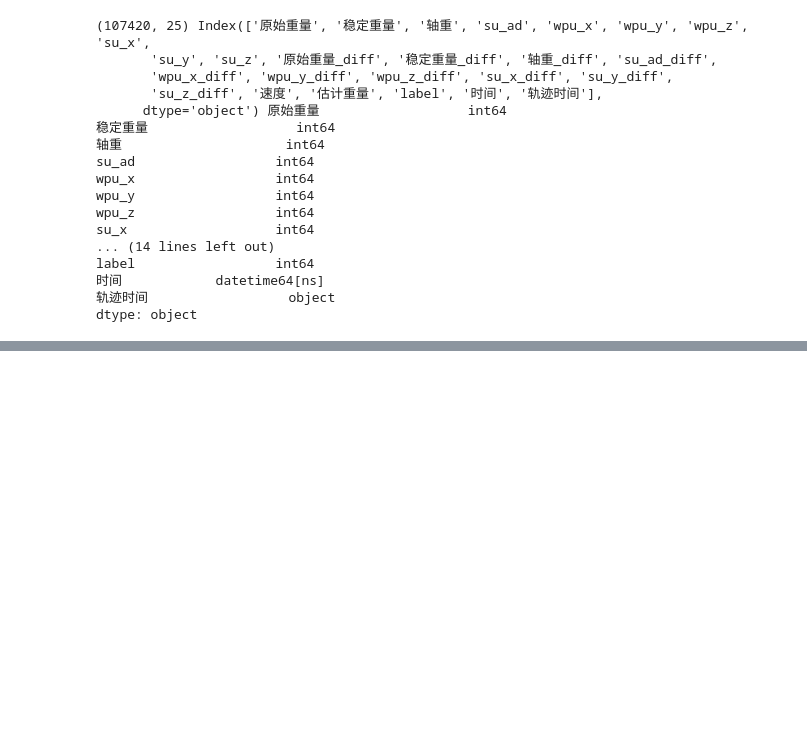
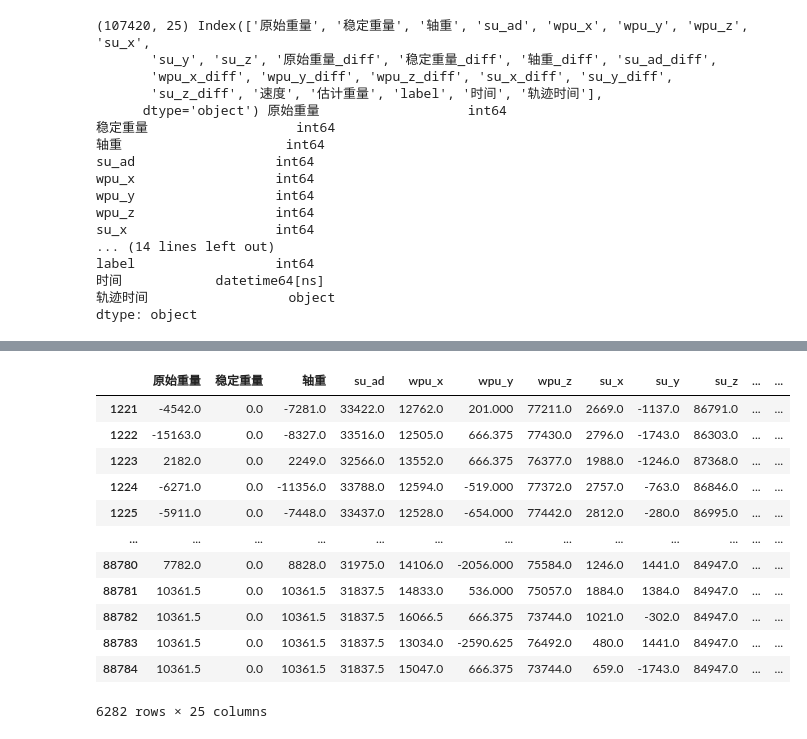
Before and after one commit to ainiubility/CNN-LSTM-Attention, a Jupyter notebook: C_L_A_train_alldata.ipynb, the cells around one changed output, grey strips where cells are left out. Drawn from its saved outputs; the diff is of its cells as text; code cells hidden in the pictures; blank space fills up the shorter version.

```diff
--- a/C_L_A_train_alldata.ipynb
+++ b/C_L_A_train_alldata.ipynb
@@ -214,0 +188,29 @@ indices_list.shape
+# %%
+from turtle import up
+import scipy
+from scipy.stats import iqr
+
+q = 0.25
+p = 1.5
+
+
+def replace_iqr_outliers(df: pd.DataFrame, colums: list[str]):
+    _df = df.copy()
+    for column in colums:
+        _df[column] = _df[column].astype(float)
+        q1 = _df[column].quantile(q)  #.quantile(0.25)
+        q3 = _df[column].quantile(1 - q)  #.quantile(0.75)
+        iqr_value = iqr(_df[column], rng=(q * 100, (1 - q) * 100))
+        print('------', iqr_value)
+
+        lower_bound = q1 - p * iqr_value
+        upper_bound = q3 + p * iqr_value
+        _df.loc[_df[column] < lower_bound, column] = lower_bound
+        _df.loc[_df[column] > upper_bound, column] = upper_bound
+
+    return _df
+
+
+df_iqr = replace_iqr_outliers(origindata, numeric_col_names)
+
+df_iqr
@@ -215,3 +248,25 @@ indices_list.shape
+# %%
+from libs.expandrows import expand_dataframe
+
+df_expanded = df_iqr  # 不过滤为0的数据
+# 或者使用.iloc基于位置索引（如果是整数索引）
+df_expanded = expand_dataframe(df_iqr, 30)
+
+df_expanded
+# %% [output]
+|  | 原始重量 | 稳定重量 | 轴重 | su_ad | wpu_x | wpu_y | wpu_z | su_x | su_y | su_z | ... | ... |
+| 1221 | -4542.0 | 0.0 | -7281.0 | 33422.0 | 12762.0 | 201.000 | 77211.0 | 2669.0 | -1137.0 | 86791.0 | ... | ... |
+| 1222 | -15163.0 | 0.0 | -8327.0 | 33516.0 | 12505.0 | 666.375 | 77430.0 | 2796.0 | -1743.0 | 86303.0 | ... | ... |
+| 1223 | 2182.0 | 0.0 | 2249.0 | 32566.0 | 13552.0 | 666.375 | 76377.0 | 1988.0 | -1246.0 | 87368.0 | ... | ... |
+| 1224 | -6271.0 | 0.0 | -11356.0 | 33788.0 | 12594.0 | -519.000 | 77372.0 | 2757.0 | -763.0 | 86846.0 | ... | ... |
+| 1225 | -5911.0 | 0.0 | -7448.0 | 33437.0 | 12528.0 | -654.000 | 77442.0 | 2812.0 | -280.0 | 86995.0 | ... | ... |
+| ... | ... | ... | ... | ... | ... | ... | ... | ... | ... | ... | ... | ... |
+| 88780 | 7782.0 | 0.0 | 8828.0 | 31975.0 | 14106.0 | -2056.000 | 75584.0 | 1246.0 | 1441.0 | 84947.0 | ... | ... |
+| 88781 | 10361.5 | 0.0 | 10361.5 | 31837.5 | 14833.0 | 536.000 | 75057.0 | 1884.0 | 1384.0 | 84947.0 | ... | ... |
+| 88782 | 10361.5 | 0.0 | 10361.5 | 31837.5 | 16066.5 | 666.375 | 73744.0 | 1021.0 | -302.0 | 84947.0 | ... | ... |
+| 88783 | 10361.5 | 0.0 | 10361.5 | 31837.5 | 13034.0 | -2590.625 | 76492.0 | 480.0 | 1441.0 | 84947.0 | ... | ... |
+| 88784 | 10361.5 | 0.0 | 10361.5 | 31837.5 | 15047.0 | 666.375 | 73744.0 | 659.0 | -1743.0 | 84947.0 | ... | ... |
+6282 rows × 25 columns
 # %%
 # 使用Savitzky-Golay 滤波器后得到平滑图线
 from numpy import ndarray
```
Also changed, not shown: parts of 18 cells of this notebook, 3 other files.
